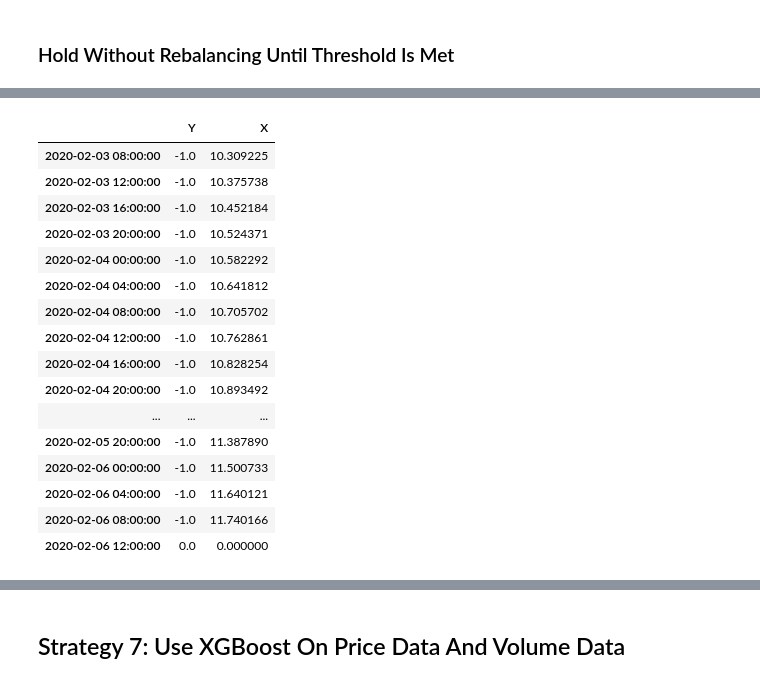
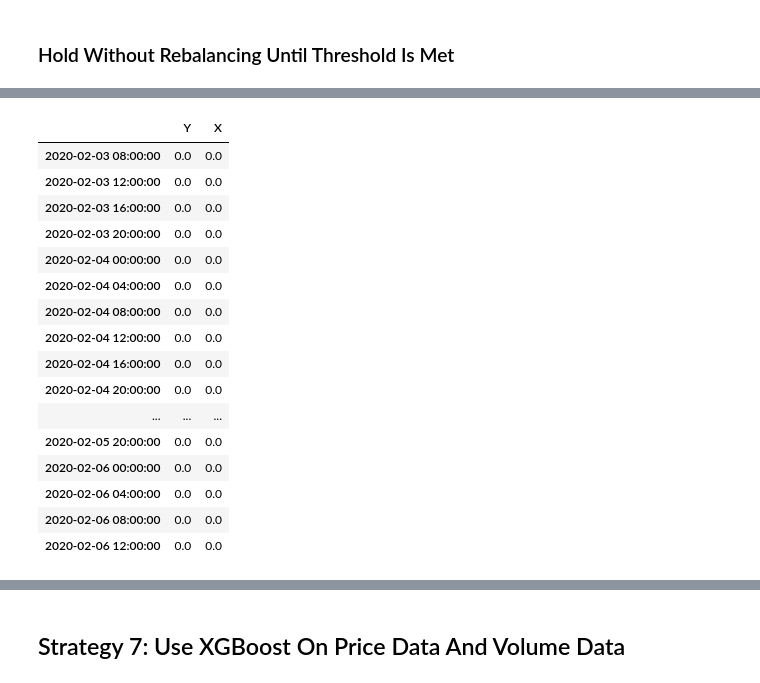
Before and after one commit to wbchristerson/jn-learning, a Jupyter notebook: cryptocurrency_stat_arb.ipynb, the cells around one changed output, grey strips where cells are left out. Drawn from its saved outputs; the diff is of its cells as text; code cells hidden in the pictures.

```diff
--- a/cryptocurrency_stat_arb.ipynb
+++ b/cryptocurrency_stat_arb.ipynb
@@ -1882,34 +1883,36 @@ eth_bnb_price_no_rebal_signal
 # %%
 eth_bnb_price_no_rebal_holdings = pd.DataFrame(index=eth_bnb_price_no_rebal_signal.index)
 
 eth_bnb_price_no_rebal_holdings["Y"] = 0.0
 eth_bnb_price_no_rebal_holdings["X"] = 0.0
 
+threshold = 4.0
+
 # eth_bnb_price_no_rebal_holdings
-eth_bnb_price_no_rebal_holdings.loc[eth_bnb_price_no_rebal_signal["z-score"] > 1.0, "Y"] = -1.0
-eth_bnb_price_no_rebal_holdings.loc[eth_bnb_price_no_rebal_signal["z-score"] < -1.0, "Y"] = 1.0
+eth_bnb_price_no_rebal_holdings.loc[eth_bnb_price_no_rebal_signal["z-score"] > threshold, "Y"] = -1.0
+eth_bnb_price_no_rebal_holdings.loc[eth_bnb_price_no_rebal_signal["z-score"] < -threshold, "Y"] = 1.0
 
-eth_bnb_price_no_rebal_holdings.loc[eth_bnb_price_no_rebal_signal["z-score"] > 1.0, "X"] = \
-    eth_bnb_price_no_rebal_signal.loc[eth_bnb_price_no_rebal_signal["z-score"] > 1.0, "beta"]
-eth_bnb_price_no_rebal_holdings.loc[eth_bnb_price_no_rebal_signal["z-score"] < -1.0, "X"] = \
-    -eth_bnb_price_no_rebal_signal.loc[eth_bnb_price_no_rebal_signal["z-score"] < -1.0, "beta"]
+eth_bnb_price_no_rebal_holdings.loc[eth_bnb_price_no_rebal_signal["z-score"] > threshold, "X"] = \
+    eth_bnb_price_no_rebal_signal.loc[eth_bnb_price_no_rebal_signal["z-score"] > threshold, "beta"]
+eth_bnb_price_no_rebal_holdings.loc[eth_bnb_price_no_rebal_signal["z-score"] < -threshold, "X"] = \
+    -eth_bnb_price_no_rebal_signal.loc[eth_bnb_price_no_rebal_signal["z-score"] < -threshold, "beta"]
 
 eth_bnb_price_no_rebal_holdings.iloc[200:220]
 # %% [output]
 |  | Y | X |
-| 2020-02-03 08:00:00 | -1.0 | 10.309225 |
-| 2020-02-03 12:00:00 | -1.0 | 10.375738 |
-| 2020-02-03 16:00:00 | -1.0 | 10.452184 |
-| 2020-02-03 20:00:00 | -1.0 | 10.524371 |
-| 2020-02-04 00:00:00 | -1.0 | 10.582292 |
-| 2020-02-04 04:00:00 | -1.0 | 10.641812 |
-| 2020-02-04 08:00:00 | -1.0 | 10.705702 |
-| 2020-02-04 12:00:00 | -1.0 | 10.762861 |
-| 2020-02-04 16:00:00 | -1.0 | 10.828254 |
-| 2020-02-04 20:00:00 | -1.0 | 10.893492 |
+| 2020-02-03 08:00:00 | 0.0 | 0.0 |
+| 2020-02-03 12:00:00 | 0.0 | 0.0 |
+| 2020-02-03 16:00:00 | 0.0 | 0.0 |
+| 2020-02-03 20:00:00 | 0.0 | 0.0 |
+| 2020-02-04 00:00:00 | 0.0 | 0.0 |
+| 2020-02-04 04:00:00 | 0.0 | 0.0 |
+| 2020-02-04 08:00:00 | 0.0 | 0.0 |
+| 2020-02-04 12:00:00 | 0.0 | 0.0 |
+| 2020-02-04 16:00:00 | 0.0 | 0.0 |
+| 2020-02-04 20:00:00 | 0.0 | 0.0 |
 | ... | ... | ... |
-| 2020-02-05 20:00:00 | -1.0 | 11.387890 |
-| 2020-02-06 00:00:00 | -1.0 | 11.500733 |
-| 2020-02-06 04:00:00 | -1.0 | 11.640121 |
-| 2020-02-06 08:00:00 | -1.0 | 11.740166 |
-| 2020-02-06 12:00:00 | 0.0 | 0.000000 |
+| 2020-02-05 20:00:00 | 0.0 | 0.0 |
+| 2020-02-06 00:00:00 | 0.0 | 0.0 |
+| 2020-02-06 04:00:00 | 0.0 | 0.0 |
+| 2020-02-06 08:00:00 | 0.0 | 0.0 |
+| 2020-02-06 12:00:00 | 0.0 | 0.0 |
```
Also changed, not shown: parts of 81 cells of this notebook.
